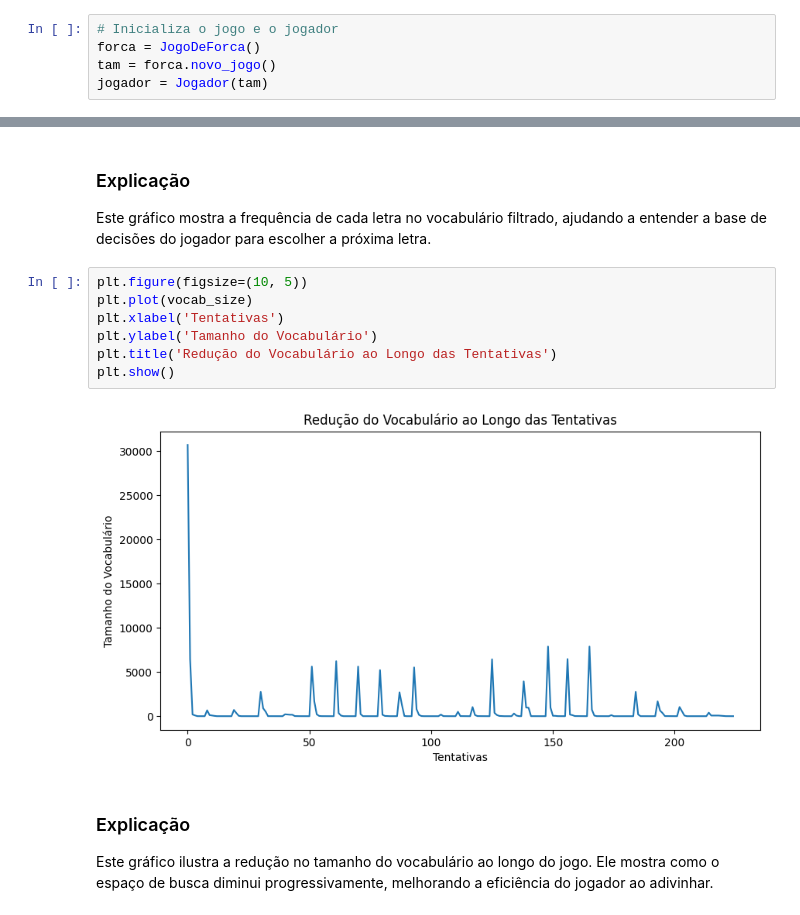
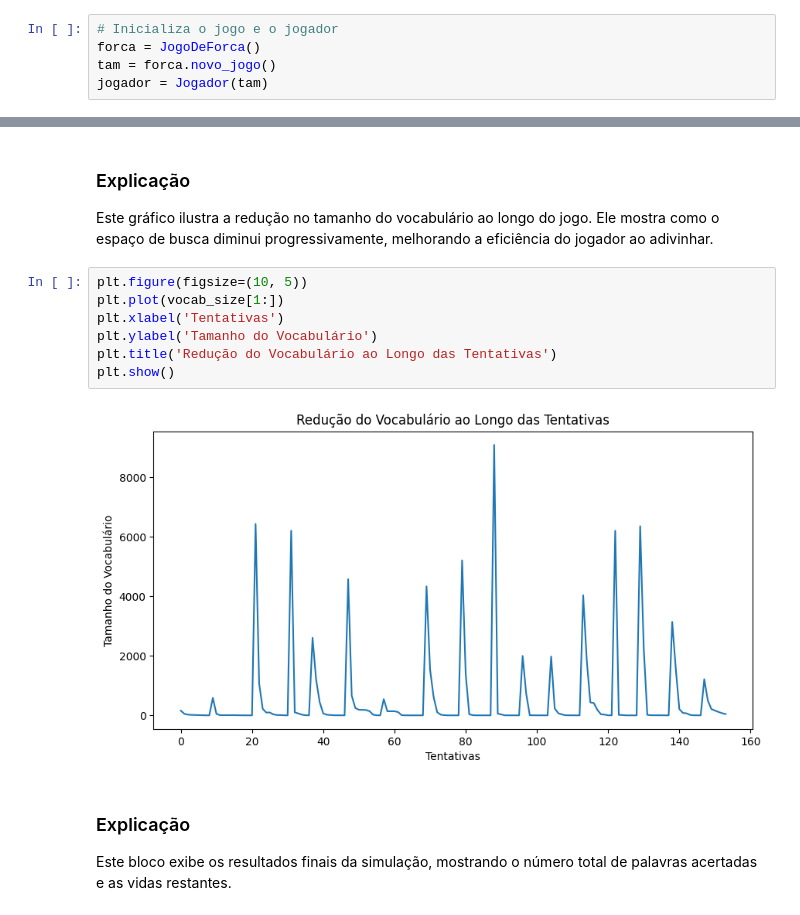
Before and after one commit to henriquebrnetto/aps7_alglin, a Jupyter notebook: demo.ipynb, the cells around one changed output, grey strips where cells are left out. Cells and saved outputs as stored; diff of their text form.

```diff
--- a/demo.ipynb
+++ b/demo.ipynb
@@ -195,18 +198,18 @@ plt.show()
-# %% [markdown]
-### Explicação
-Este gráfico mostra a frequência de cada letra no vocabulário filtrado, ajudando a entender a base de decisões do jogador para escolher a próxima letra.
-# %%
-plt.figure(figsize=(10, 5))
-plt.plot(vocab_size)
-plt.xlabel('Tentativas')
-plt.ylabel('Tamanho do Vocabulário')
-plt.title('Redução do Vocabulário ao Longo das Tentativas')
-plt.show()
-# %% [output]
-[figure, removed]
 # %% [markdown]
 ### Explicação
 Este gráfico ilustra a redução no tamanho do vocabulário ao longo do jogo. Ele mostra como o espaço de busca diminui progressivamente, melhorando a eficiência do jogador ao adivinhar.
+# %%
+plt.figure(figsize=(10, 5))
+plt.plot(vocab_size[1:])
+plt.xlabel('Tentativas')
+plt.ylabel('Tamanho do Vocabulário')
+plt.title('Redução do Vocabulário ao Longo das Tentativas')
+plt.show()
+# %% [output]
+[figure, added]
+# %% [markdown]
+### Explicação
+Este bloco exibe os resultados finais da simulação, mostrando o número total de palavras acertadas e as vidas restantes.
 # %%
 print("Número de palavras acertadas:", palavras_certas)
 print("Vidas restantes:", forca.vidas)
```
Also changed, not shown: parts of 13 cells of this notebook, 1 other file.
